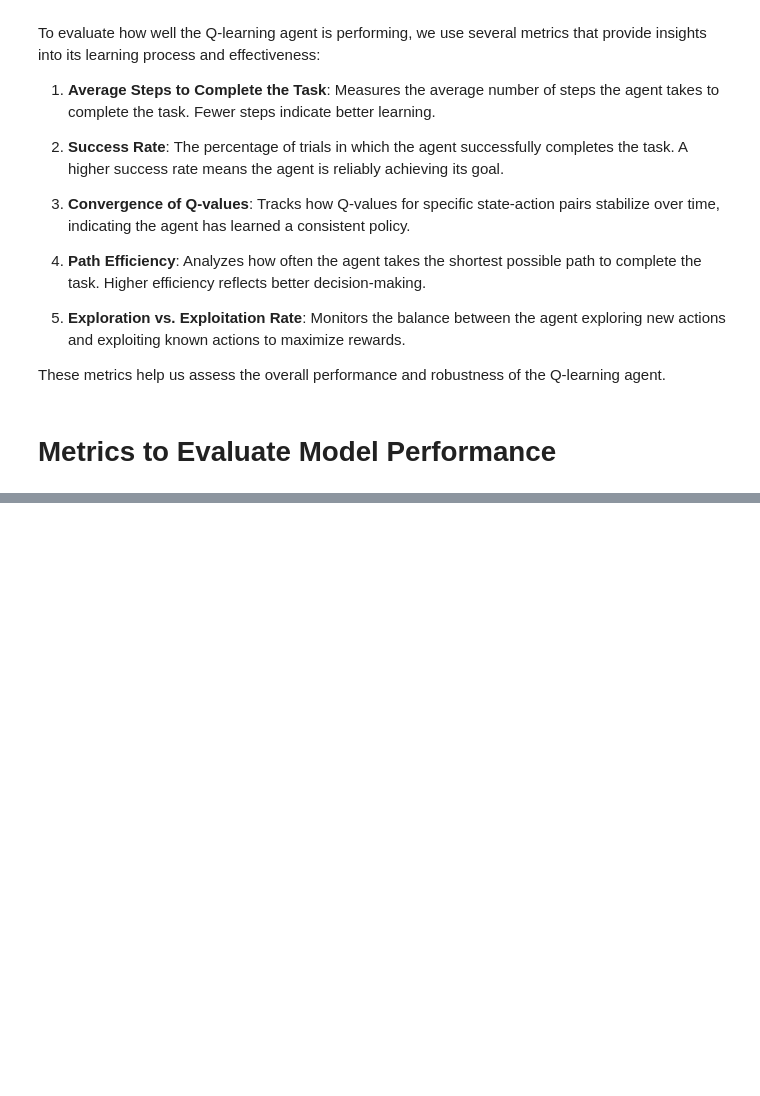
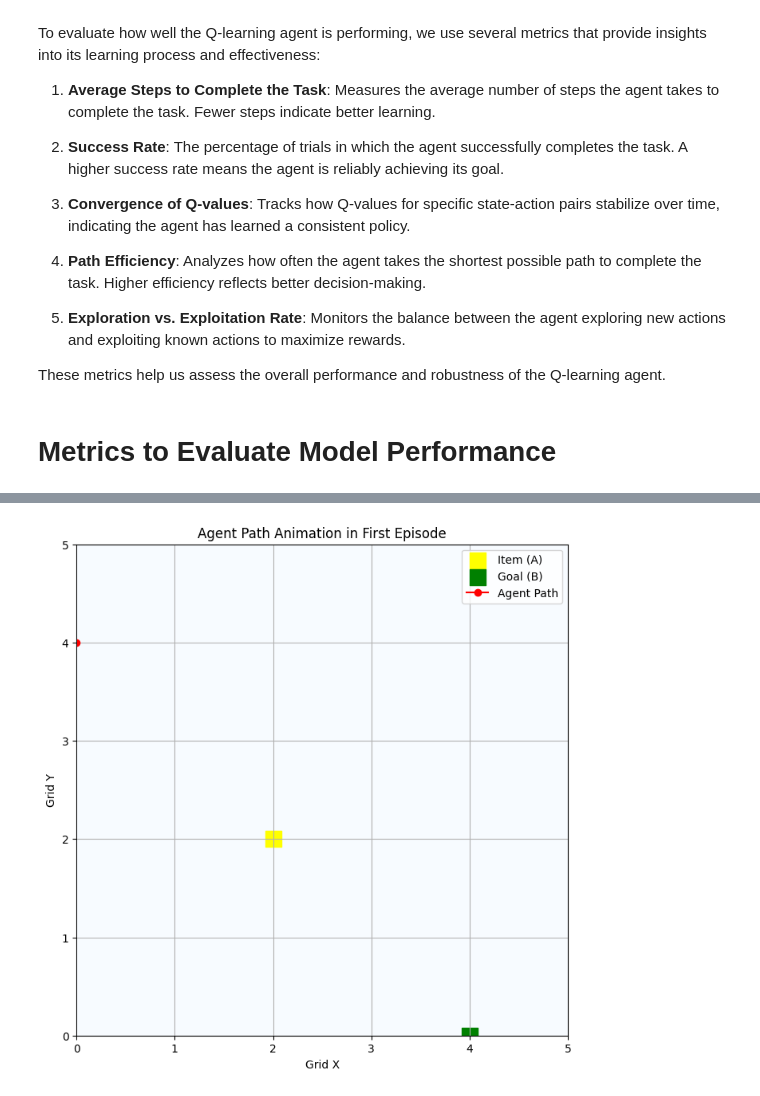
Before and after one commit to sravankumarnnv/DeliveryAgent, a Jupyter notebook: notebook02ce322686.ipynb, the cells around one changed output, grey strips where cells are left out. Drawn from its saved outputs; the diff is of its cells as text; code cells hidden in the pictures; blank space fills up the shorter version.

Commit message:
Kaggle Notebook | Multi Agent Project Stage 1 | Version 3

```diff
--- a/notebook02ce322686.ipynb
+++ b/notebook02ce322686.ipynb
@@ -367,0 +368,56 @@ Exploitation rate: 89.77000728483713%
+# %%
+import matplotlib.pyplot as plt
+import numpy as np
+from matplotlib.animation import FuncAnimation
+
+def animate_first_episode(environment, agent):
+    """Animates the agent's path during the first episode in the grid world."""
+    state = environment.reset()
+    done = False
+    path = [state[0]]  # Track the agent's positions
+
+    # Run through the first episode
+    while not done:
+        action = agent.choose_action(state)
+        next_state, reward, done = environment.step(action)
+        path.append(next_state[0])
+        state = next_state
+
+    # Setup the plot
+    fig, ax = plt.subplots(figsize=(8, 8))
+    ax.set_xlim(0, environment.size)
+    ax.set_ylim(0, environment.size)
+
+    # Draw grid
+    grid = np.zeros((environment.size, environment.size))
+    ax.imshow(grid, cmap='Blues', origin='upper', extent=[0, environment.size, 0, environment.size])
+
+    # Draw item (A) and goal (B) locations
+    ax.scatter([environment.item_location[1]], [environment.size - 1 - environment.item_location[0]], color='yellow', s=200, label='Item (A)', marker='s')
+    ax.scatter([environment.goal_location[1]], [environment.size - 1 - environment.goal_location[0]], color='green', s=200, label='Goal (B)', marker='s')
+
+    # Initialize the agent's path plot
+    agent_path, = ax.plot([], [], marker='o', color='red', label='Agent Path')
+
+    def update(frame):
+        """Update the plot for each frame of the animation."""
+        x_coords = [pos[1] for pos in path[:frame + 1]]
+        y_coords = [environment.size - 1 - pos[0] for pos in path[:frame + 1]]
+        agent_path.set_data(x_coords, y_coords)
+        return agent_path,
+
+    # Create animation
+    ani = FuncAnimation(fig, update, frames=len(path), interval=500, blit=True)
+
+    # Add labels and legend
+    ax.set_title('Agent Path Animation in First Episode')
+    ax.set_xlabel('Grid X')
+    ax.set_ylabel('Grid Y')
+    ax.legend()
+    plt.grid(True)
+    plt.show()
+
+# Assuming env and agent have already been initialized and trained:
+animate_first_episode(env, agent)
+# %% [output]
+[figure, added]
```
Also changed, not shown: parts of 3 cells of this notebook.
